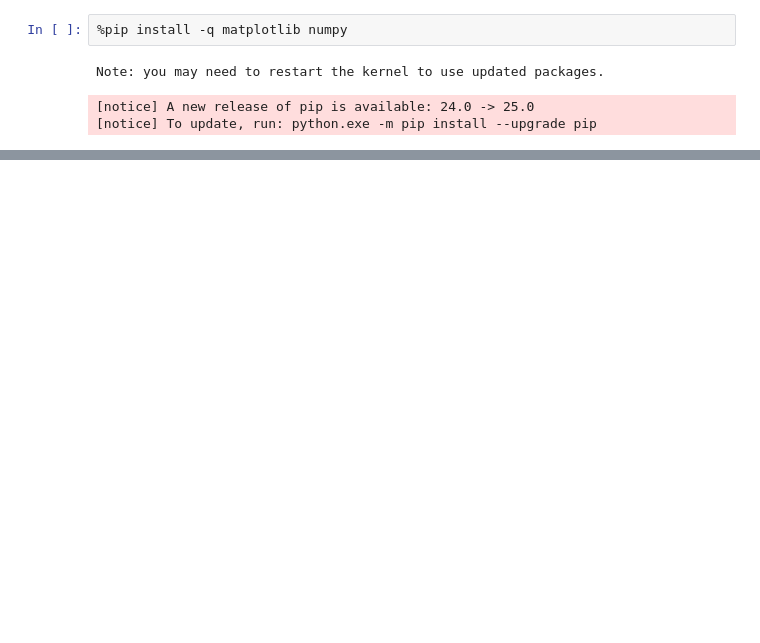
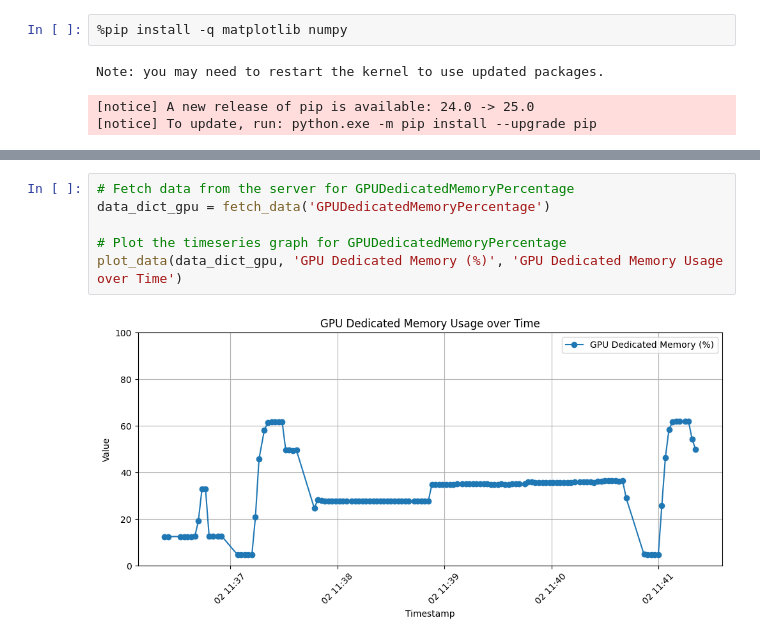
Before and after one commit to dnoliver/python-perfmon-server, a Jupyter notebook: notebook.ipynb, the cells around one changed output, grey strips where cells are left out. Saved outputs shown, nothing was run; the diff lists cells and outputs as text; blank space fills up the shorter version.

```diff
--- a/notebook.ipynb
+++ b/notebook.ipynb
@@ -100,0 +59,8 @@ plt.show()
+# %%
+# Fetch data from the server for GPUDedicatedMemoryPercentage
+data_dict_gpu = fetch_data('GPUDedicatedMemoryPercentage')
+
+# Plot the timeseries graph for GPUDedicatedMemoryPercentage
+plot_data(data_dict_gpu, 'GPU Dedicated Memory (%)', 'GPU Dedicated Memory Usage over Time')
+# %% [output]
+[figure, added]
```
Also changed, not shown: parts of 8 cells of this notebook, 3 other files.
